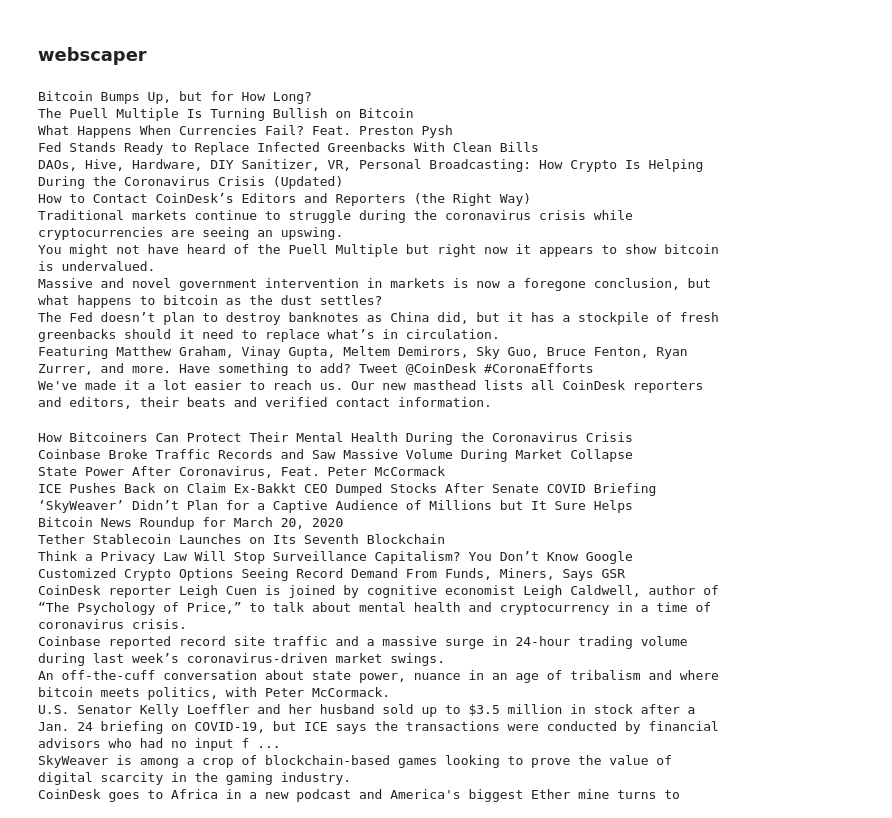
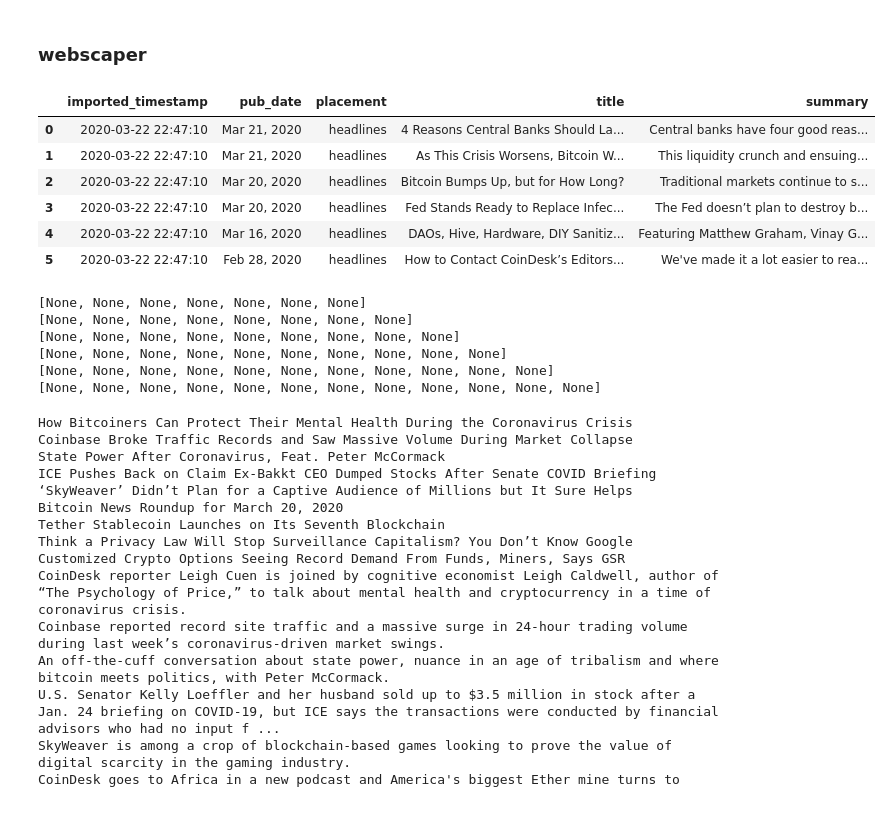
Before and after one commit to QuantumChamploo/CoinTesting, a Jupyter notebook: Crytocompare API.ipynb, the cells around one changed output. Cells and saved outputs as stored; diff of their text form; code cells hidden in the pictures.

```diff
--- a/Crytocompare API.ipynb
+++ b/Crytocompare API.ipynb
@@ -56,35 +56,77 @@ def api_iterator(api_set_limit,earliestdate):
 # %%
 from bs4 import BeautifulSoup
 import requests
+import pandas as pd
+import time
 
 source = requests.get('https://www.coindesk.com').text
 
 soup = BeautifulSoup(source,'lxml')
 
 ###headline section###
 
 headlinesection = soup.find('section',class_='right-column')
+headlineauthorcards = headlinesection.find('div',class_='card-desc')
 
 ##print(topsection.prettify())
 
+##dataframe##
+ts = time.strftime("%Y-%m-%d %H:%M:%S", time.gmtime())
+cdeskarticles = pd.DataFrame()
+
+##empty lists for df##
+headlines = []
+headlinesummaries = []
+headlinesauthors = []
+headlinespubdates = []
+
+##loops to fill df##
 for article in headlinesection.find_all('div',class_ = 'card-text-block'):
     headline = article.h2.a.text
-    print(headline)
+    headlines.append(headline)
 
-for sumtext in headlinesection.find_all('p'):
-    headlinesummary = sumtext.text
-    print(headlinesummary)
+for summary in headlinesection.find_all('p'):
+    headlinesummary = summary.text
+    headlinesummaries.append(headlinesummary)
+
+for pubdate in headlinesection.find_all('span', class_= 'card-date'):
+    headlinespubdate = pubdate.text
+    headlinespubdates.append(headlinespubdate)
+
+
+
+##insert into df##
+cdeskarticles['title'] = headlines
+cdeskarticles['summary'] = headlinesummaries
+cdeskarticles['pub_date'] = headlinespubdates
+cdeskarticles['placement'] = 'headlines'
+cdeskarticles['imported_timestamp'] = ts
+cdeskarticles = cdeskarticles[['imported_timestamp','pub_date','placement','title','summary']]
+cdeskarticles
 # %% [output]
-Bitcoin Bumps Up, but for How Long?
-The Puell Multiple Is Turning Bullish on Bitcoin
-What Happens When Currencies Fail? Feat. Preston Pysh
-Fed Stands Ready to Replace Infected Greenbacks With Clean Bills
-DAOs, Hive, Hardware, DIY Sanitizer, VR, Personal Broadcasting: How Crypto Is Helping During the Coronavirus Crisis (Updated)
-How to Contact CoinDesk’s Editors and Reporters (the Right Way)
-Traditional markets continue to struggle during the coronavirus crisis while cryptocurrencies are seeing an upswing.
-You might not have heard of the Puell Multiple but right now it appears to show bitcoin is undervalued.
-Massive and novel government intervention in markets is now a foregone conclusion, but what happens to bitcoin as the dust settles?
-The Fed doesn’t plan to destroy banknotes as China did, but it has a stockpile of fresh greenbacks should it need to replace what’s in circulation.
-Featuring Matthew Graham, Vinay Gupta, Meltem Demirors, Sky Guo, Bruce Fenton, Ryan Zurrer, and more. Have something to add? Tweet @CoinDesk #CoronaEfforts
-We've made it a lot easier to reach us. Our new masthead lists all CoinDesk reporters and editors, their beats and verified contact information.
+|  | imported_timestamp | pub_date | placement | title | summary |
+| 0 | 2020-03-22 22:47:10 | Mar 21, 2020 | headlines | 4 Reasons Central Banks Should La... | Central banks have four good reas... |
+| 1 | 2020-03-22 22:47:10 | Mar 21, 2020 | headlines | As This Crisis Worsens, Bitcoin W... | This liquidity crunch and ensuing... |
+| 2 | 2020-03-22 22:47:10 | Mar 20, 2020 | headlines | Bitcoin Bumps Up, but for How Long? | Traditional markets continue to s... |
+| 3 | 2020-03-22 22:47:10 | Mar 20, 2020 | headlines | Fed Stands Ready to Replace Infec... | The Fed doesn’t plan to destroy b... |
+| 4 | 2020-03-22 22:47:10 | Mar 16, 2020 | headlines | DAOs, Hive, Hardware, DIY Sanitiz... | Featuring Matthew Graham, Vinay G... |
+| 5 | 2020-03-22 22:47:10 | Feb 28, 2020 | headlines | How to Contact CoinDesk’s Editors... | We've made it a lot easier to rea... |
+# %%
+##headline WIP##
+for author in headlineauthorcards.find_all('span', class_= 'card-author'):
+    headlinesauthor = author.span.a.text
+    headlineauthors.append(headlinesauthor)
+    print(headlinesauthor)
+
+for link in headlinesection.find_all('h2',class_ = ''):
+    headlinelink = article.h2.a.link
+    headlinelinks.append(headlinelink)
+    print(headlinelinks)
+# %% [output]
+[None, None, None, None, None, None, None]
+[None, None, None, None, None, None, None, None]
+[None, None, None, None, None, None, None, None, None]
+[None, None, None, None, None, None, None, None, None, None]
+[None, None, None, None, None, None, None, None, None, None, None]
+[None, None, None, None, None, None, None, None, None, None, None, None]
 # %%
```
Also changed, not shown: parts of 1 cell of this notebook.
